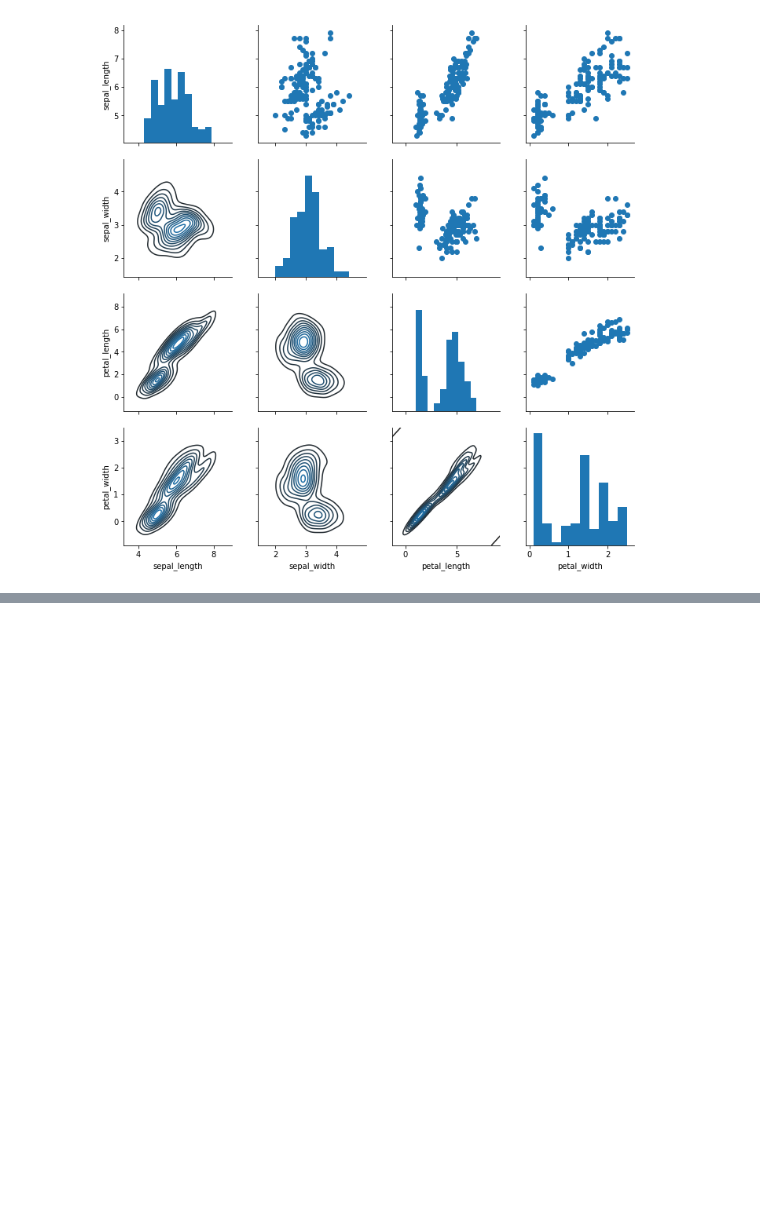
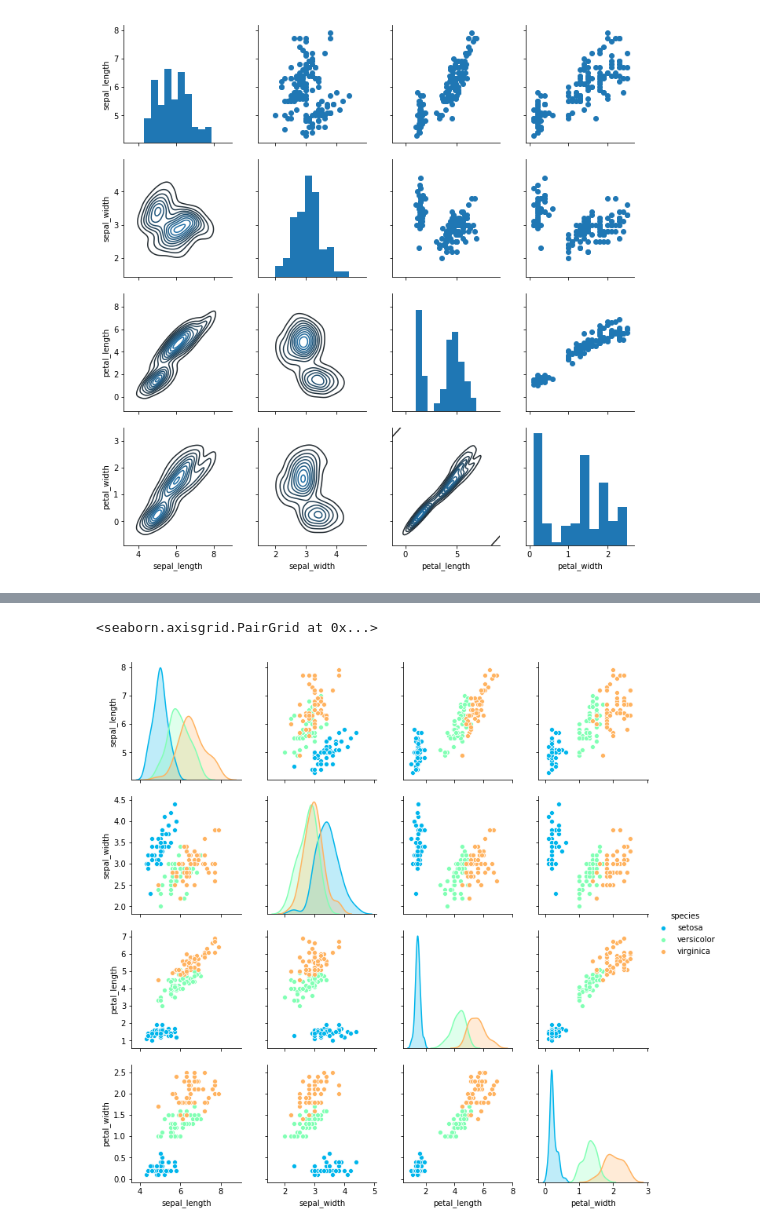
Before and after one commit to codingblondie/udemypython, a Jupyter notebook: files/Seaborn_beg.ipynb, the cells around one changed output, grey strips where cells are left out. Drawn from its saved outputs; the diff is of its cells as text; code cells hidden in the pictures; blank space fills up the shorter version.

```diff
--- a/files/Seaborn_beg.ipynb
+++ b/files/Seaborn_beg.ipynb
@@ -233,0 +239,5 @@ g.map_lower(sb.kdeplot)
+# %%
+sb.pairplot(iris,hue='species',palette='rainbow')
+# %% [output]
+<seaborn.axisgrid.PairGrid at 0x...>
+[figure, added]
```
Also changed, not shown: parts of 5 cells of this notebook.
